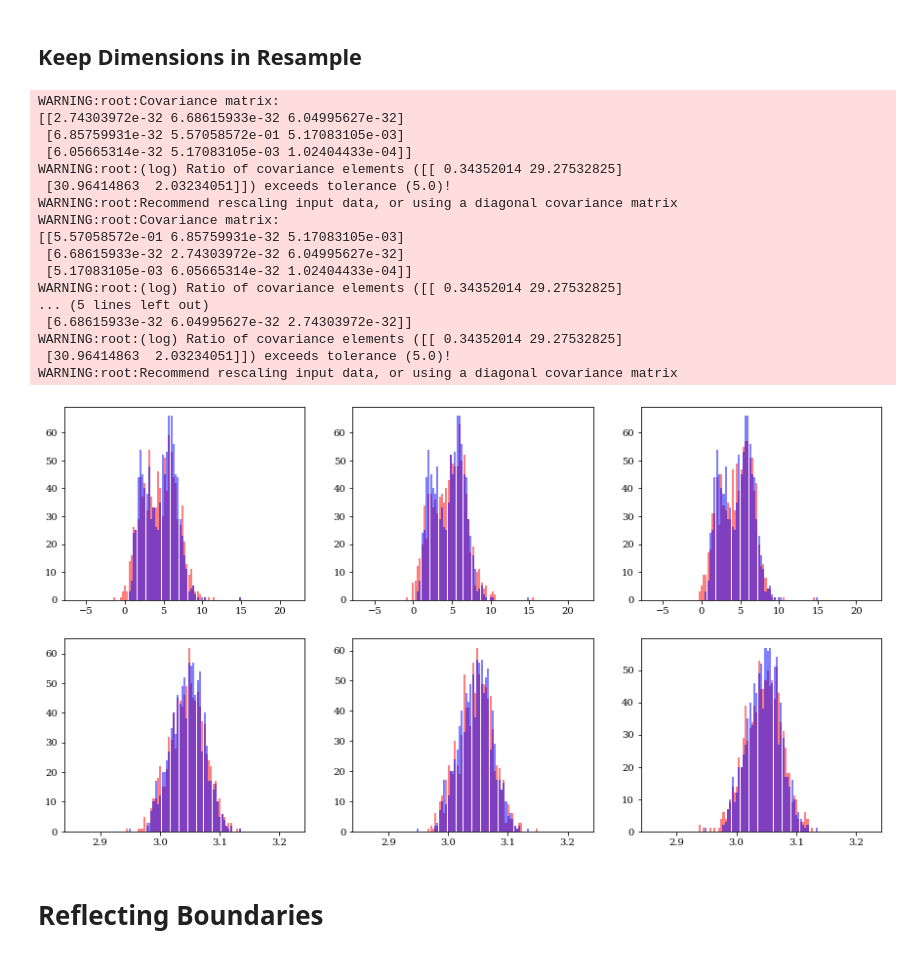
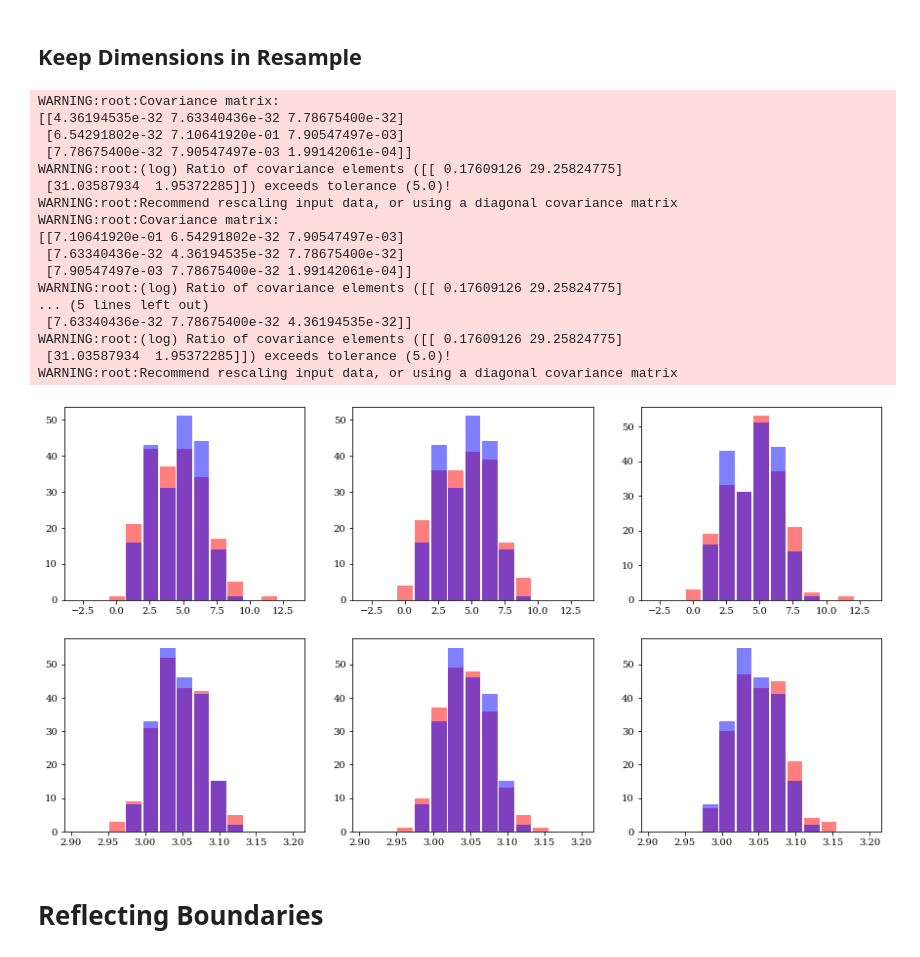
Before and after one commit to lzkelley/kalepy, a Jupyter notebook: notebooks/kde.ipynb, the cells around one changed output. Saved outputs shown, nothing was run; the diff lists cells and outputs as text; code cells hidden in the pictures.

```diff
--- a/notebooks/kde.ipynb
+++ b/notebooks/kde.ipynb
@@ -41,7 +41,7 @@ def save_fig(fig, fname, **kwargs):
 ## Different bandwidths per variable
 # %%
 np.random.seed(9235)
-NUM = 1000
+NUM = 200
 a1 = np.random.normal(6.0, 1.0, NUM//2)
 a2 = np.random.lognormal(0, 0.5, size=NUM//2)
 aa = np.concatenate([a1, a2])
@@ -49,7 +49,7 @@ aa = np.concatenate([a1, a2])
 bb = np.random.normal(3.0, 0.02, NUM) + aa/100
 
 data = [aa, bb]
-edges = [kale.utils.spacing(dd, 'lin', 100, stretch=1.0) for dd in data]
+edges = [kale.utils.spacing(dd, 'lin', np.sqrt(NUM), stretch=1.0) for dd in data]
 cents = [kale.utils.midpoints(ee, 'lin') for ee in edges]
 
 xe, ye = np.meshgrid(*edges, indexing='ij')
@@ -80,5 +80,5 @@ nbshow()
 # %%
-NUM = 2000
+NUM = 200
 a1 = np.random.normal(6.0, 1.0, NUM//2)
 a2 = np.random.lognormal(0, 0.5, size=NUM//2)
 aa = np.concatenate([a1, a2])
@@ -86,7 +86,7 @@ aa = np.concatenate([a1, a2])
 bb = np.random.normal(3.0, 0.02, NUM) + aa/100
 
 data = [aa, bb]
-edges = [kale.utils.spacing(dd, 'lin', 30, stretch=1.0) for dd in data]
+edges = [kale.utils.spacing(dd, 'lin', np.sqrt(NUM), stretch=1.0) for dd in data]
 cents = [kale.utils.midpoints(ee, 'lin') for ee in edges]
 
 xe, ye = np.meshgrid(*edges, indexing='ij')
@@ -117,7 +121,7 @@ nbshow()
 ## Keep Dimensions in Resample
 # %%
 np.random.seed(9235)
-NUM = 1000
+NUM = 200
 a1 = np.random.normal(6.0, 1.0, NUM//2)
 # a2 = np.random.lognormal(0, 0.5, size=NUM//2)
 a2 = np.random.lognormal(1.0, 0.5, size=NUM//2)
@@ -126,7 +130,7 @@ aa = np.concatenate([a1, a2])
 bb = np.random.normal(3.0, 0.02, NUM) + aa/100
 
 data = [aa, bb]
-edges = [kale.utils.spacing(dd, 'lin', 100, stretch=1.0) for dd in data]
+edges = [kale.utils.spacing(dd, 'lin', np.sqrt(NUM), stretch=1.0) for dd in data]
 kde2d = kale.KDE(data)
 
 
@@ -138,46 +142,46 @@ for ii in range(3):
     test = np.array(data)
     test = np.insert(test, ii, norm*np.ones_like(test[0]), axis=0)
 
     kde3d = kale.KDE(test)
 
     samples = kde3d.resample(NUM, keep=ii)
     param_samp = samples[ii]
     if not np.allclose(param_samp, norm):
         raise ValueError("Failure!")
 
     samples = np.delete(samples, ii, axis=0)
 
     for jj in range(2):
         ax = axes[jj, ii]
         stuff = [samples[jj], data[jj]]
         for vals, cc in zip(stuff, ['r', 'b']):
             ax.hist(vals, bins=edges[jj], rwidth=0.9, alpha=0.5, color=cc)
 
         ks, pv = sp.stats.ks_2samp(*stuff)
         msg = "{} {} :: {:.2e} {:.2e}".format(ii, jj, ks, pv)
         # print(msg)
         # zplot.text(ax, msg, loc='ur')
 
 nbshow()
 # %% [output]
 WARNING:root:Covariance matrix:
-[[2.74303972e-32 6.68615933e-32 6.04995627e-32]
- [6.85759931e-32 5.57058572e-01 5.17083105e-03]
- [6.05665314e-32 5.17083105e-03 1.02404433e-04]]
-WARNING:root:(log) Ratio of covariance elements ([[ 0.34352014 29.27532825]
- [30.96414863  2.03234051]]) exceeds tolerance (5.0)!
+[[4.36194535e-32 7.63340436e-32 7.78675400e-32]
+ [6.54291802e-32 7.10641920e-01 7.90547497e-03]
+ [7.78675400e-32 7.90547497e-03 1.99142061e-04]]
+WARNING:root:(log) Ratio of covariance elements ([[ 0.17609126 29.25824775]
+ [31.03587934  1.95372285]]) exceeds tolerance (5.0)!
 WARNING:root:Recommend rescaling input data, or using a diagonal covariance matrix
 WARNING:root:Covariance matrix:
-[[5.57058572e-01 6.85759931e-32 5.17083105e-03]
- [6.68615933e-32 2.74303972e-32 6.04995627e-32]
- [5.17083105e-03 6.05665314e-32 1.02404433e-04]]
-WARNING:root:(log) Ratio of covariance elements ([[ 0.34352014 29.27532825]
+[[7.10641920e-01 6.54291802e-32 7.90547497e-03]
+ [7.63340436e-32 4.36194535e-32 7.78675400e-32]
+ [7.90547497e-03 7.78675400e-32 1.99142061e-04]]
+WARNING:root:(log) Ratio of covariance elements ([[ 0.17609126 29.25824775]
 ... (5 lines left out)
- [6.68615933e-32 6.04995627e-32 2.74303972e-32]]
-WARNING:root:(log) Ratio of covariance elements ([[ 0.34352014 29.27532825]
- [30.96414863  2.03234051]]) exceeds tolerance (5.0)!
+ [7.63340436e-32 7.78675400e-32 4.36194535e-32]]
+WARNING:root:(log) Ratio of covariance elements ([[ 0.17609126 29.25824775]
+ [31.03587934  1.95372285]]) exceeds tolerance (5.0)!
 WARNING:root:Recommend rescaling input data, or using a diagonal covariance matrix
-[figure, old version]
+[figure, new version]
 # %%
 # np.random.seed(2234)
 # NUM = 300
```
Also changed, not shown: parts of 14 cells of this notebook, 1 other file.
